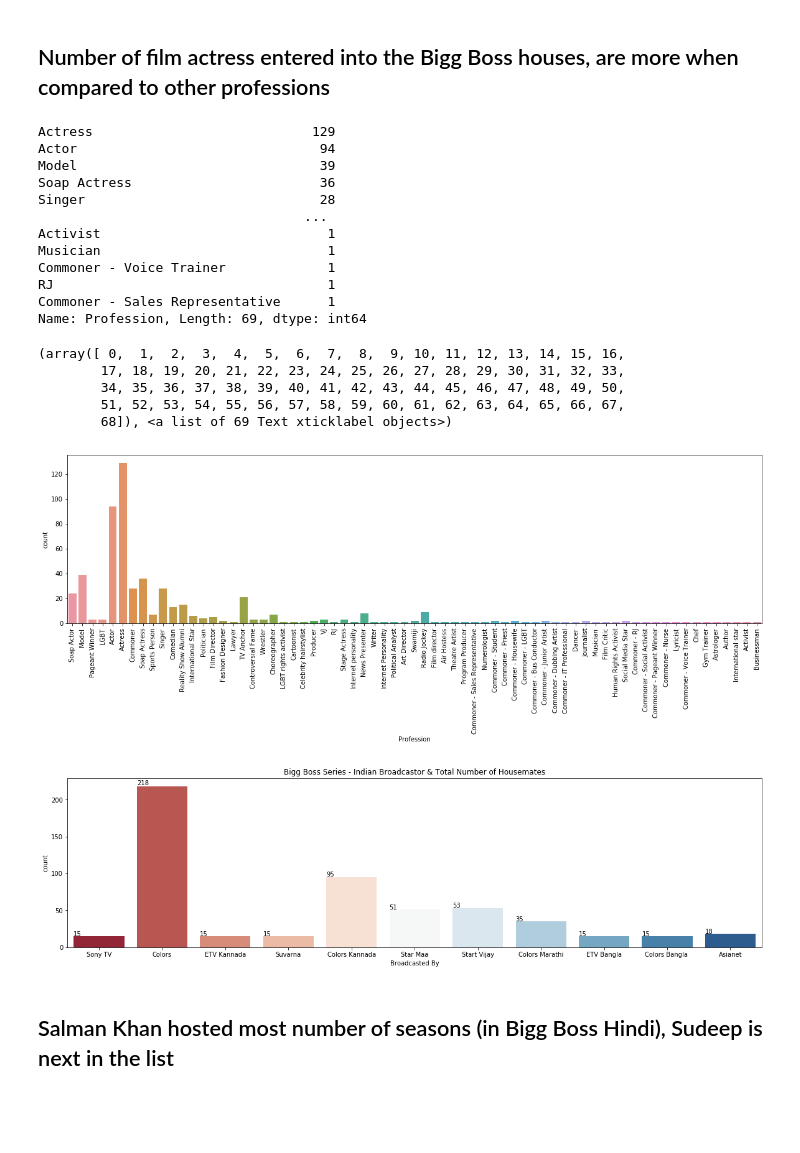
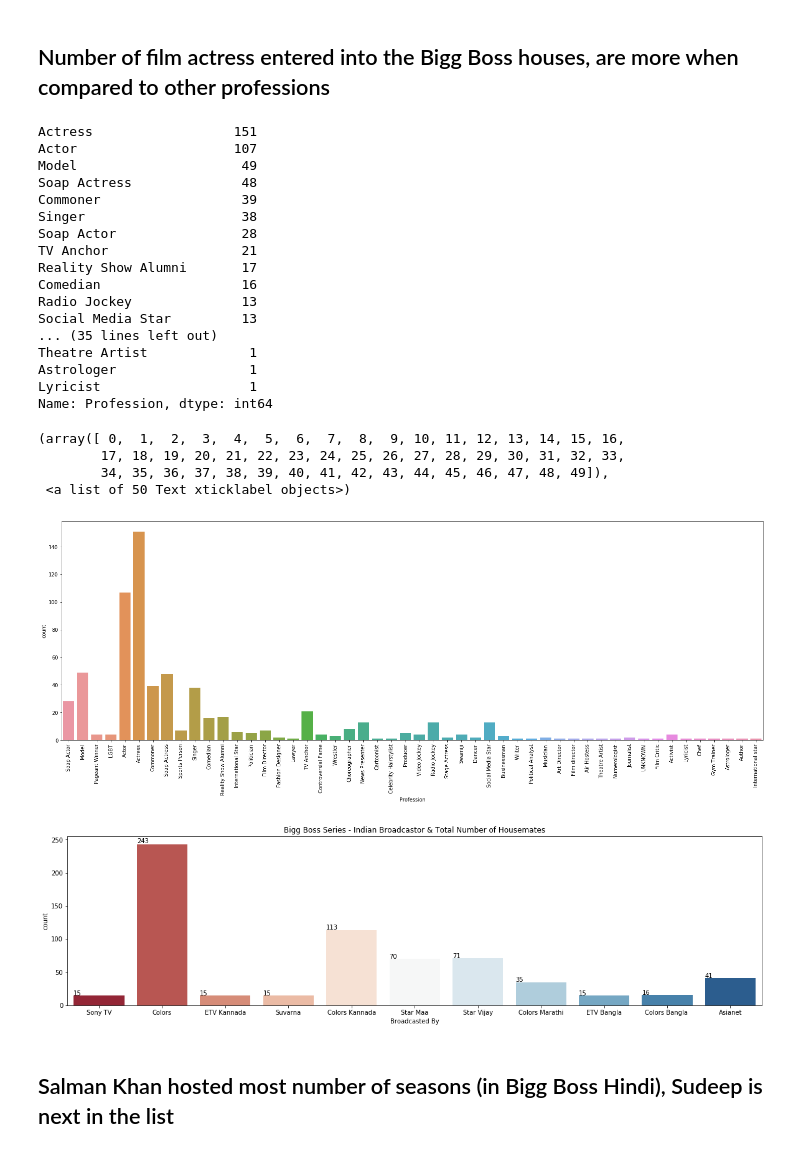
Before and after one commit to satya-thirumani/bigg-boss-data-set, a Jupyter notebook: Predicting Bigg Boss Kannada Season Winner.ipynb, the cells around one changed output. Saved outputs shown, nothing was run; the diff lists cells and outputs as text; code cells hidden in the pictures; blank space fills up the shorter version.

Commit message:
Updated with Bigg Boss Kannada 8 season
Updated with Bigg Boss Kannada 8 season information

```diff
--- a/Predicting Bigg Boss Kannada Season Winner.ipynb
+++ b/Predicting Bigg Boss Kannada Season Winner.ipynb
@@ -185,30 +185,38 @@ Name: Wild Card, dtype: float64
+# %%
+# Common people has many professions, so clubbing them into one category
+bigg_boss['Profession'] = bigg_boss['Profession'].fillna('UNKNOWN')
+bigg_boss.loc[bigg_boss['Profession'].str.contains('Commoner'),'Profession']='Commoner'
 # %% [markdown]
 ## Number of film actress entered into the Bigg Boss houses, are more when compared to other professions
 # %%
 # Participant's Profession
 print(bigg_boss['Profession'].value_counts())
-fig = plt.figure(figsize=(20,5))
+fig = plt.figure(figsize=(25,8))
 sns.countplot(x='Profession', data=bigg_boss)
 plt.xticks(rotation=90)
 # %% [output]
-Actress                            129
-Actor                               94
-Model                               39
-Soap Actress                        36
-Singer                              28
-                                  ...
-Activist                             1
-Musician                             1
-Commoner - Voice Trainer             1
-RJ                                   1
-Commoner - Sales Representative      1
-Name: Profession, Length: 69, dtype: int64
+Actress                  151
+Actor                    107
+Model                     49
+Soap Actress              48
+Commoner                  39
+Singer                    38
+Soap Actor                28
+TV Anchor                 21
+Reality Show Alumni       17
+Comedian                  16
+Radio Jockey              13
+Social Media Star         13
+... (35 lines left out)
+Theatre Artist             1
+Astrologer                 1
+Lyricist                   1
+Name: Profession, dtype: int64
 (array([ 0,  1,  2,  3,  4,  5,  6,  7,  8,  9, 10, 11, 12, 13, 14, 15, 16,
         17, 18, 19, 20, 21, 22, 23, 24, 25, 26, 27, 28, 29, 30, 31, 32, 33,
-        34, 35, 36, 37, 38, 39, 40, 41, 42, 43, 44, 45, 46, 47, 48, 49, 50,
-        51, 52, 53, 54, 55, 56, 57, 58, 59, 60, 61, 62, 63, 64, 65, 66, 67,
-        68]), <a list of 69 Text xticklabel objects>)
+        34, 35, 36, 37, 38, 39, 40, 41, 42, 43, 44, 45, 46, 47, 48, 49]),
+ <a list of 50 Text xticklabel objects>)
-[figure, old version]
+[figure, new version]
 # %%
 # Broadcastor
 fig = plt.figure(figsize=(20,5))
@@ -220,7 +228,7 @@ for t in ax.patches:
     else:
         ax.annotate(str(format(int(t.get_height()), ',d')), (t.get_x(), t.get_height()*1.01))
 # %% [output]
-[figure, old version]
+[figure, new version]
 # %% [markdown]
 ## Salman Khan hosted most number of seasons (in Bigg Boss Hindi), Sudeep is next in the list
 # %%
```
Also changed, not shown: parts of 65 cells of this notebook.
